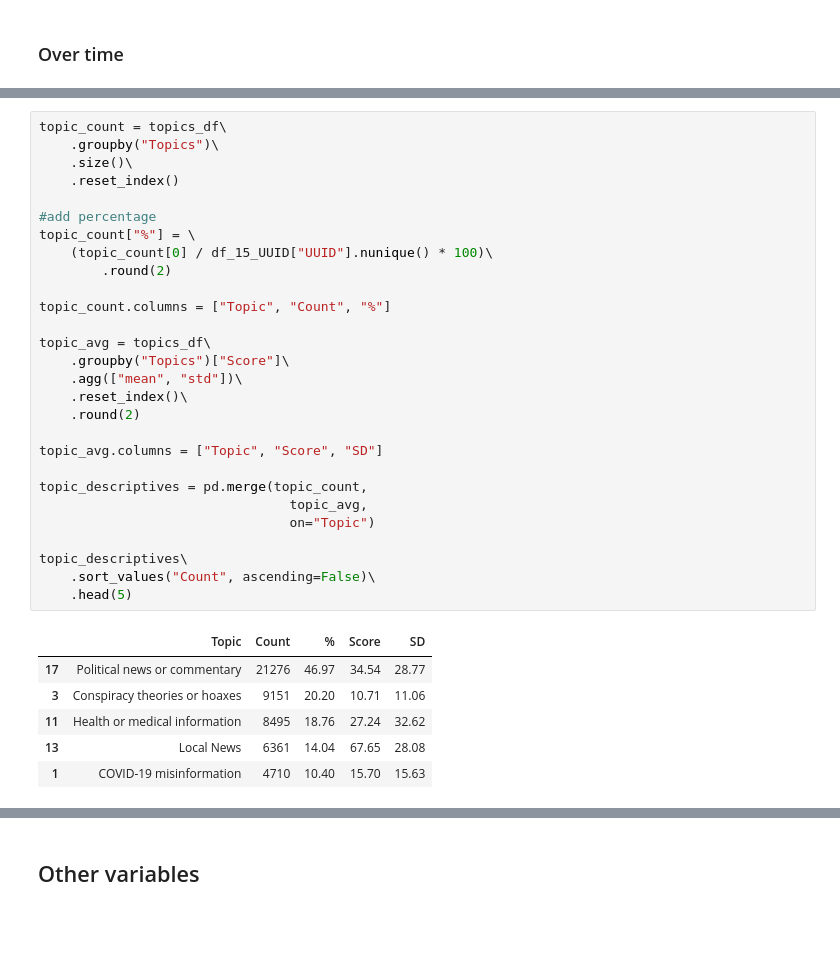
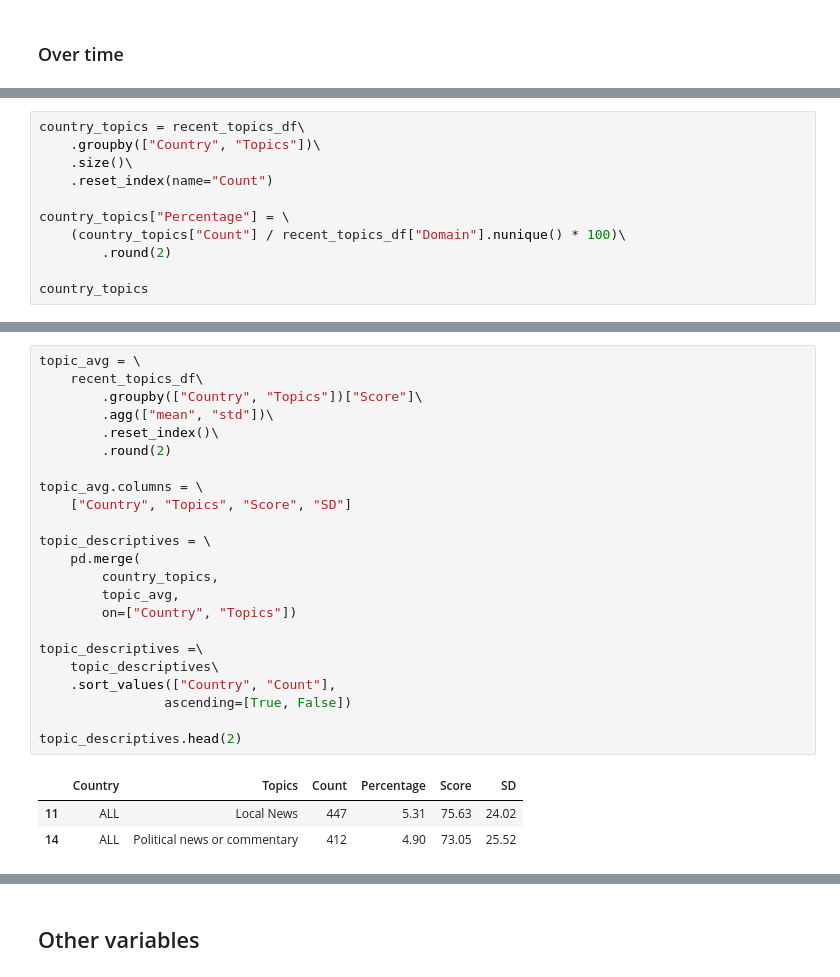
Before and after one commit to julaluehring/newsguard-review-analysis, a Jupyter notebook: 02-describe_newsguard.ipynb, the cells around one changed output, grey strips where cells are left out. Cells and saved outputs as stored; diff of their text form; blank space fills up the shorter version.

```diff
--- a/02-describe_newsguard.ipynb
+++ b/02-describe_newsguard.ipynb
@@ -2862,0 +2927,11 @@ See the caveats in the documentation: https://pandas.pydata.org/pandas-docs/stab
+# %%
+country_topics = recent_topics_df\
+    .groupby(["Country", "Topics"])\
+    .size()\
+    .reset_index(name="Count")
+
+country_topics["Percentage"] = \
+    (country_topics["Count"] / recent_topics_df["Domain"].nunique() * 100)\
+        .round(2)
+
+country_topics
@@ -2863,35 +2952,27 @@ See the caveats in the documentation: https://pandas.pydata.org/pandas-docs/stab
 # %%
-topic_count = topics_df\
-    .groupby("Topics")\
-    .size()\
-    .reset_index()
-
-#add percentage
-topic_count["%"] = \
-    (topic_count[0] / df_15_UUID["UUID"].nunique() * 100)\
+topic_avg = \
+    recent_topics_df\
+        .groupby(["Country", "Topics"])["Score"]\
+        .agg(["mean", "std"])\
+        .reset_index()\
         .round(2)
 
-topic_count.columns = ["Topic", "Count", "%"]
+topic_avg.columns = \
+    ["Country", "Topics", "Score", "SD"]
 
-topic_avg = topics_df\
-    .groupby("Topics")["Score"]\
-    .agg(["mean", "std"])\
-    .reset_index()\
-    .round(2)
+topic_descriptives = \
+    pd.merge(
+        country_topics,
+        topic_avg,
+        on=["Country", "Topics"])
 
-topic_avg.columns = ["Topic", "Score", "SD"]
+topic_descriptives =\
+    topic_descriptives\
+    .sort_values(["Country", "Count"],
+                ascending=[True, False])
 
-topic_descriptives = pd.merge(topic_count,
-                                topic_avg,
-                                on="Topic")
-
-topic_descriptives\
-    .sort_values("Count", ascending=False)\
-    .head(5)
+topic_descriptives.head(2)
 # %% [output]
-|  | Topic | Count | % | Score | SD |
-| 17 | Political news or commentary | 21276 | 46.97 | 34.54 | 28.77 |
-| 3 | Conspiracy theories or hoaxes | 9151 | 20.20 | 10.71 | 11.06 |
-| 11 | Health or medical information | 8495 | 18.76 | 27.24 | 32.62 |
-| 13 | Local News | 6361 | 14.04 | 67.65 | 28.08 |
-| 1 | COVID-19 misinformation | 4710 | 10.40 | 15.70 | 15.63 |
+|  | Country | Topics | Count | Percentage | Score | SD |
+| 11 | ALL | Local News | 447 | 5.31 | 75.63 | 24.02 |
+| 14 | ALL | Political news or commentary | 412 | 4.90 | 73.05 | 25.52 |
```
Also changed, not shown: parts of 34 cells of this notebook.
